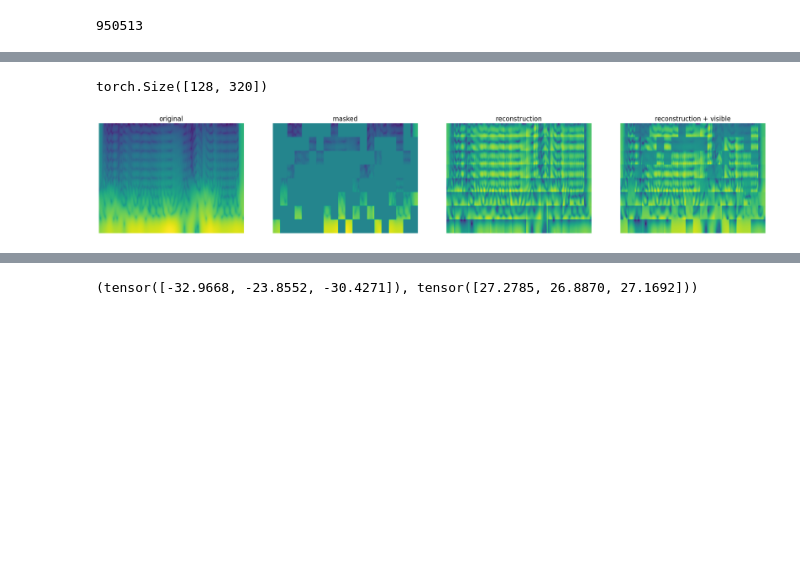
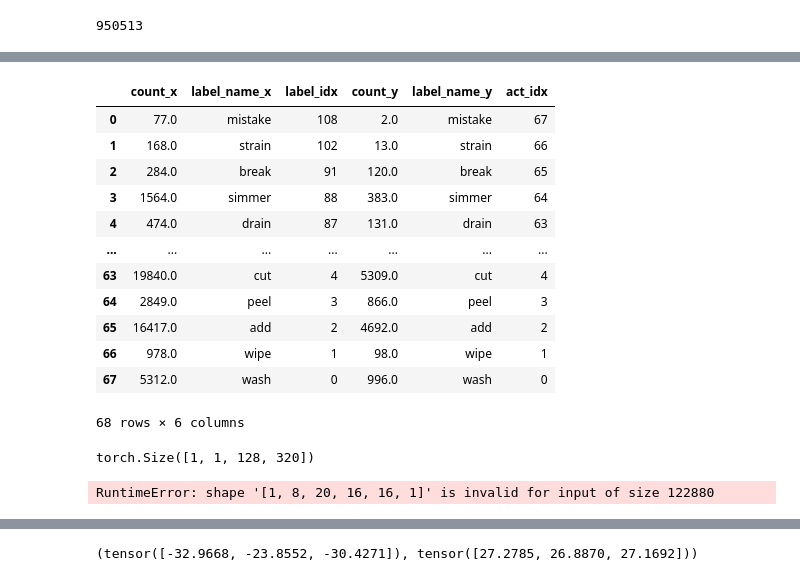
Before and after one commit to amir-goudarzi/IMU_testing, a Jupyter notebook: notebooks/egoexo4d.ipynb, the cells around one changed output, grey strips where cells are left out. Drawn from its saved outputs; the diff is of its cells as text; code cells hidden in the pictures; blank space fills up the shorter version.

```diff
--- a/notebooks/egoexo4d.ipynb
+++ b/notebooks/egoexo4d.ipynb
@@ -1372,0 +1470,3 @@ for i, spec in enumerate(specs):
+# %%
+labels_all = pd.read_pickle(os.path.join('../data', 'EgoExo4D', 'all_present_labels.pkl'))
+labels_all
@@ -1372,0 +1487,3 @@ for i, spec in enumerate(specs):
+# %%
+labels_all.sort_values(by='label_idx', ascending=False, inplace=True)
+labels_all
@@ -1372,0 +1504,6 @@ for i, spec in enumerate(specs):
+# %%
+from copy import deepcopy
+verbs_mapping = deepcopy(dataset.labels_file)
+verbs_mapping['label_idx'] = verbs_mapping['verb_idx']
+verbs_mapping.drop(columns=['verb_idx'], inplace=True)
+verbs_mapping
@@ -1372,0 +1524,17 @@ for i, spec in enumerate(specs):
+# %%
+merged = pd.merge(labels_all, verbs_mapping, on='label_idx', how='inner')
+merged
+# %% [output]
+|  | count_x | label_name_x | label_idx | count_y | label_name_y | act_idx |
+| 0 | 77.0 | mistake | 108 | 2.0 | mistake | 67 |
+| 1 | 168.0 | strain | 102 | 13.0 | strain | 66 |
+| 2 | 284.0 | break | 91 | 120.0 | break | 65 |
+| 3 | 1564.0 | simmer | 88 | 383.0 | simmer | 64 |
+| 4 | 474.0 | drain | 87 | 131.0 | drain | 63 |
+| ... | ... | ... | ... | ... | ... | ... |
+| 63 | 19840.0 | cut | 4 | 5309.0 | cut | 4 |
+| 64 | 2849.0 | peel | 3 | 866.0 | peel | 3 |
+| 65 | 16417.0 | add | 2 | 4692.0 | add | 2 |
+| 66 | 978.0 | wipe | 1 | 98.0 | wipe | 1 |
+| 67 | 5312.0 | wash | 0 | 996.0 | wash | 0 |
+68 rows × 6 columns
@@ -1421,7 +1597,19 @@ def visualize(pixel_values, model):
 
     plt.show()
-# %%
-visualize(imu, model)
-# %% [output]
-torch.Size([128, 320])
-[figure, removed]
+# %%
+dataloader = DataLoader(dataset, batch_size=1, shuffle=True)
+break_cond = 50
+# for i, (imu, label) in enumerate(dataloader):
+for i, (imu, label) in enumerate(dataloader):
+    # imu = imu.squeeze(0)
+    # print(imu.shape)
+    # plot_spectrogram(imu[0].numpy(), ylabel="freq_bin", ax=None)
+    if i == break_cond:
+        break
+imu = imu[:, 0, :, :]
+imu = imu.unsqueeze(1)
+print(imu.shape)
+visualize(imu, model, label)
+# %% [output]
+torch.Size([1, 1, 128, 320])
+RuntimeError: shape '[1, 8, 20, 16, 16, 1]' is invalid for input of size 122880
```
Also changed, not shown: parts of 31 cells of this notebook, 27 other files.
